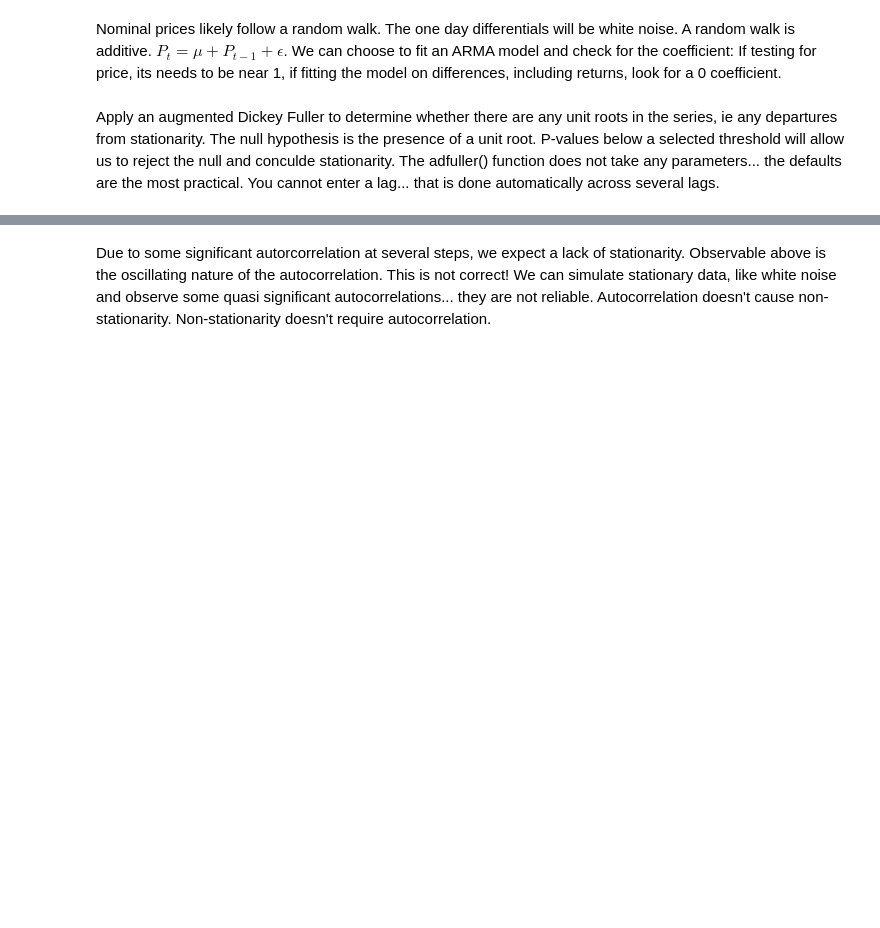
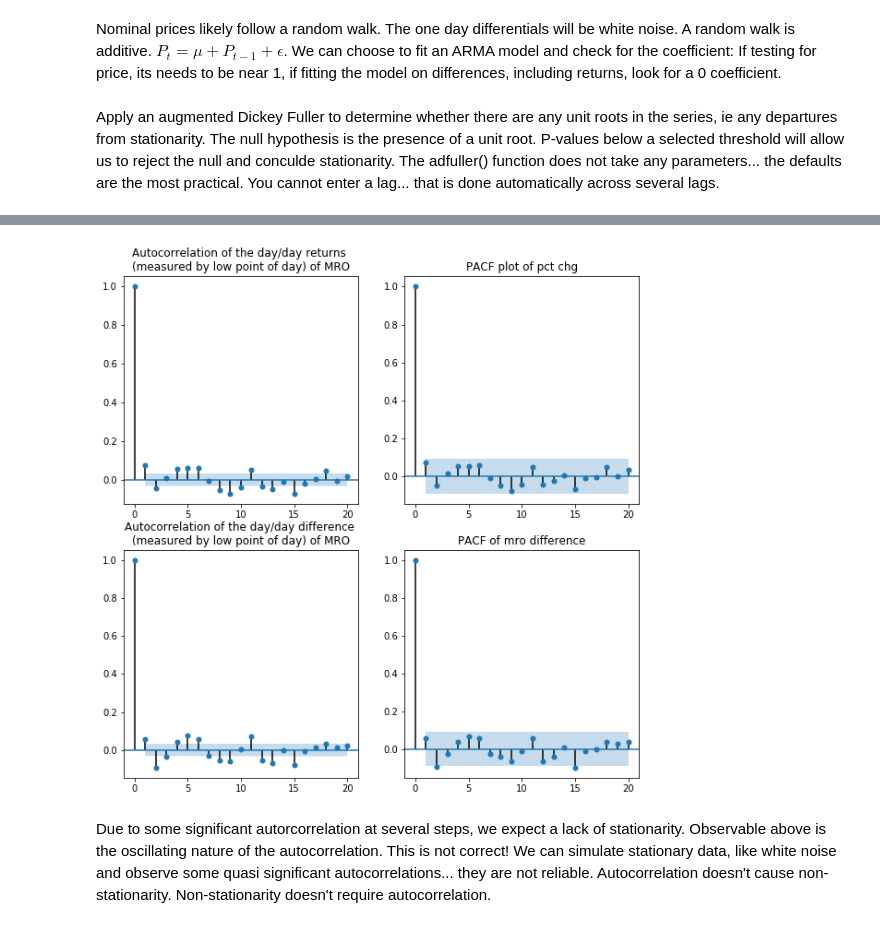
Before and after one commit to calleja/timeSeries, a Jupyter notebook: ts_cryptos_practice.ipynb, the cells around one changed output, grey strips where cells are left out. Cells and saved outputs as stored; diff of their text form; code cells hidden in the pictures; blank space fills up the shorter version.

```diff
--- a/ts_cryptos_practice.ipynb
+++ b/ts_cryptos_practice.ipynb
@@ -57,0 +54,4 @@ plt.show()
+# %%
+from statsmodels.graphics.tsaplots import plot_pacf
+mro_diff1=mro_df['low'].diff()
+mro_diff1=mro_diff1.dropna()
@@ -58,2 +68,28 @@ plt.show()
+# %%
+mro_diff=mro_df['returns'].dropna()
+plt.close()
+
+fig, axes = plt.subplots(2,2)
+
+#fig=plt.figure(figsize=(18, 16), dpi= 80, facecolor='w', edgecolor='k')
+#fig.set_figure()
+fig.set_figwidth(10)
+fig.set_figheight(10)
+
+plot_acf(mro_diff,lags=20,alpha=0.5, ax=axes[0,0])
+axes[0,0].set_title('Autocorrelation of the day/day returns \n(measured by low point of day) of MRO')
+
+plot_pacf(mro_diff,lags=20, ax=axes[0,1])
+axes[0,1].set_title('PACF plot of pct chg')
+
+plot_acf(mro_diff1,lags=20,alpha=0.5, ax=axes[1,0])
+axes[1,0].set_title('Autocorrelation of the day/day difference \n(measured by low point of day) of MRO')
+
+plot_pacf(mro_diff1,lags=20, ax=axes[1,1])
+axes[1,1].set_title('PACF of mro difference')
+
+plt.show()
+# %% [output]
+[figure, added]
 # %% [markdown]
 Due to some significant autorcorrelation at several steps, we expect a lack of stationarity. Observable above is the oscillating nature of the autocorrelation. This is not correct! We can simulate stationary data, like white noise and observe some quasi significant autocorrelations... they are not reliable. Autocorrelation doesn't cause non-stationarity. Non-stationarity doesn't require autocorrelation.
```
Also changed, not shown: parts of 23 cells of this notebook, 2 other files.
